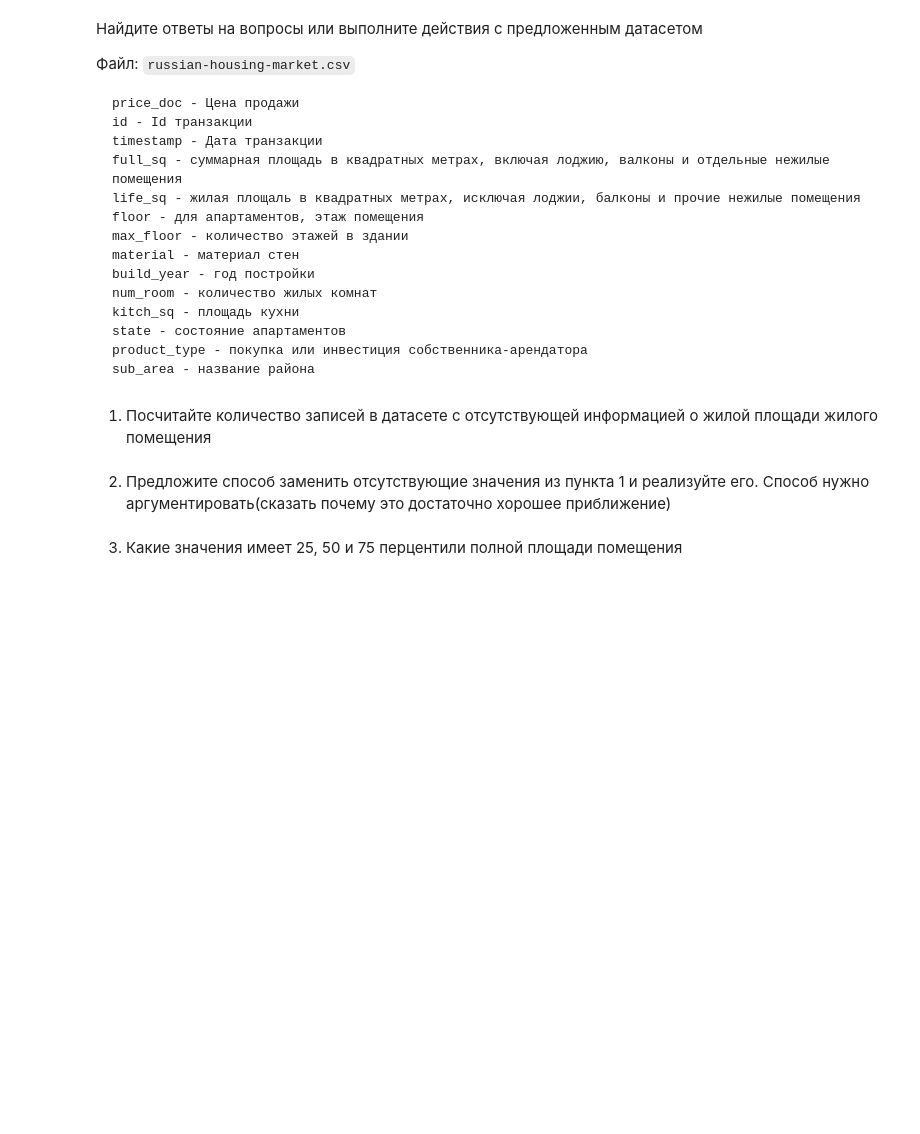
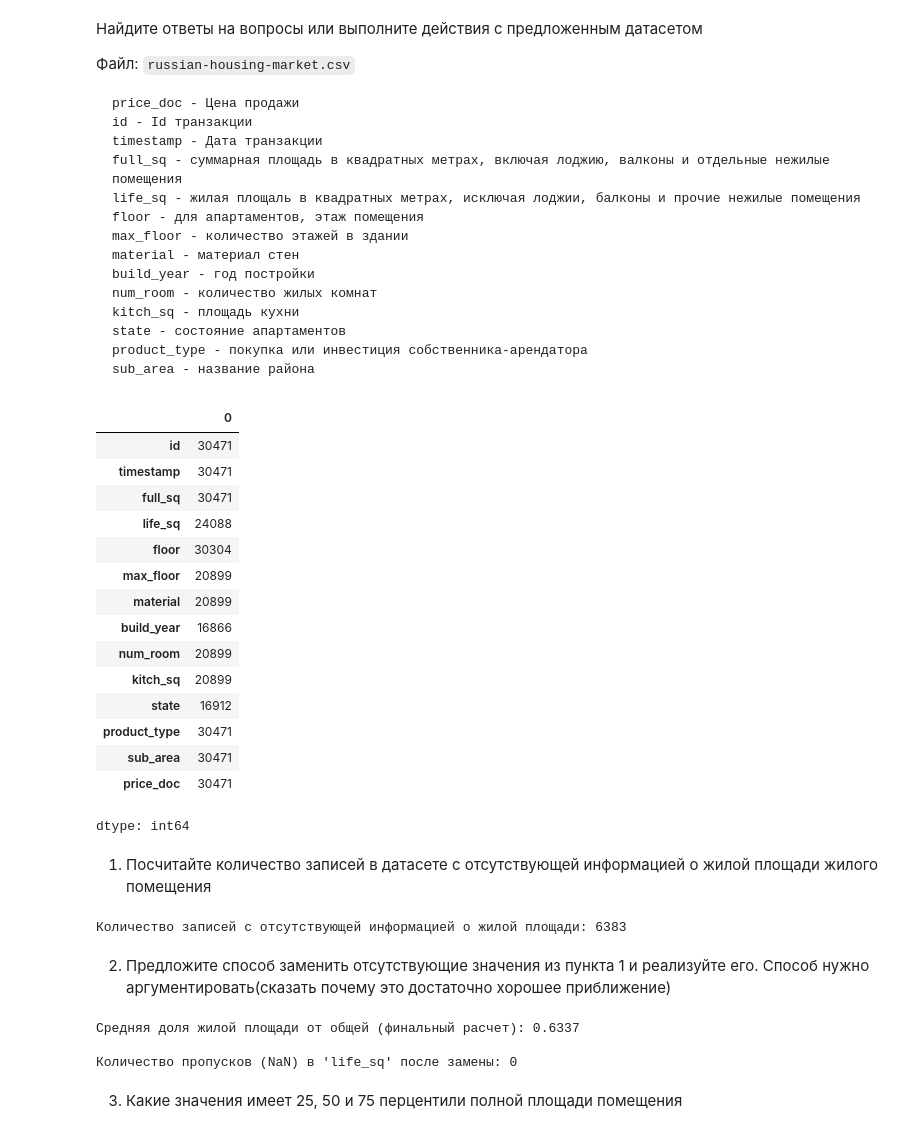
Before and after one commit to DmitriyKolesnikM8O/ML, a Jupyter notebook: hw1/Lab1-4.ipynb, the cells around one changed output. Cells and saved outputs as stored; diff of their text form; code cells hidden in the pictures; blank space fills up the shorter version.

Commit message:
add Pandas full

```diff
--- a/hw1/Lab1-4.ipynb
+++ b/hw1/Lab1-4.ipynb
@@ -177,10 +176,48 @@ sub_area - название района
 # %%
 import pandas as pd
 # %%
-# Load dataset here
+df = pd.read_csv('ML/hw1/russian-housing-market.csv')
+# %% [output]
+|  | 0 |
+| id | 30471 |
+| timestamp | 30471 |
+| full_sq | 30471 |
+| life_sq | 24088 |
+| floor | 30304 |
+| max_floor | 20899 |
+| material | 20899 |
+| build_year | 16866 |
+| num_room | 20899 |
+| kitch_sq | 20899 |
+| state | 16912 |
+| product_type | 30471 |
+| sub_area | 30471 |
+| price_doc | 30471 |
+dtype: int64
 # %% [markdown]
 1. Посчитайте количество записей в датасете с отсутствующей информацией о жилой площади жилого помещения
+# %%
+missing_life_sq_count = df['life_sq'].isnull().sum()
+# %% [output]
+Количество записей с отсутствующей информацией о жилой площади: 6383
 # %% [markdown]
 2. Предложите способ заменить отсутствующие значения из пункта 1 и реализуйте его. Способ нужно аргументировать(сказать почему это достаточно хорошее приближение)
+# %%
+sane_data_mask = ((df['full_sq'] > 0) & (df['life_sq'].notna()) &
+    (~np.isinf(df['life_sq'])) & (df['full_sq'] >= df['life_sq']))
+sane_data = df[sane_data_mask]
+avg_life_full_sq_ratio = (sane_data['life_sq'] / sane_data['full_sq']).mean()
+imputed_values = df.loc[df['life_sq'].isnull(), 'full_sq'] * avg_life_full_sq_ratio
+df['life_sq'] = df['life_sq'].fillna(imputed_values)
+missing_after_fill = df['life_sq'].isnull().sum()
+
+# Вместо заполнения условными 0 или еще чем-то, логично посчитать среднюю
+# долю жилой площади от общей площади для тех помещений, где все нормально,
+# и просто заполнить эти поля данными значениями. Так мы сможем сохранять
+# общую пропорциональность
+# %% [output]
+Средняя доля жилой площади от общей (финальный расчет): 0.6337
+
+Количество пропусков (NaN) в 'life_sq' после замены: 0
 # %% [markdown]
 3. Какие значения имеет 25, 50 и 75 перцентили полной площади помещения
```
Also changed, not shown: parts of 9 cells of this notebook.
